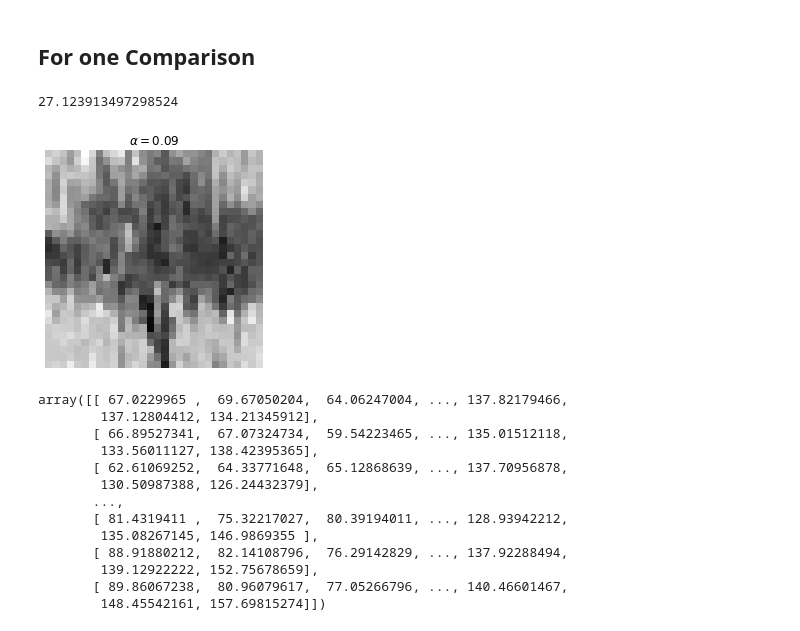
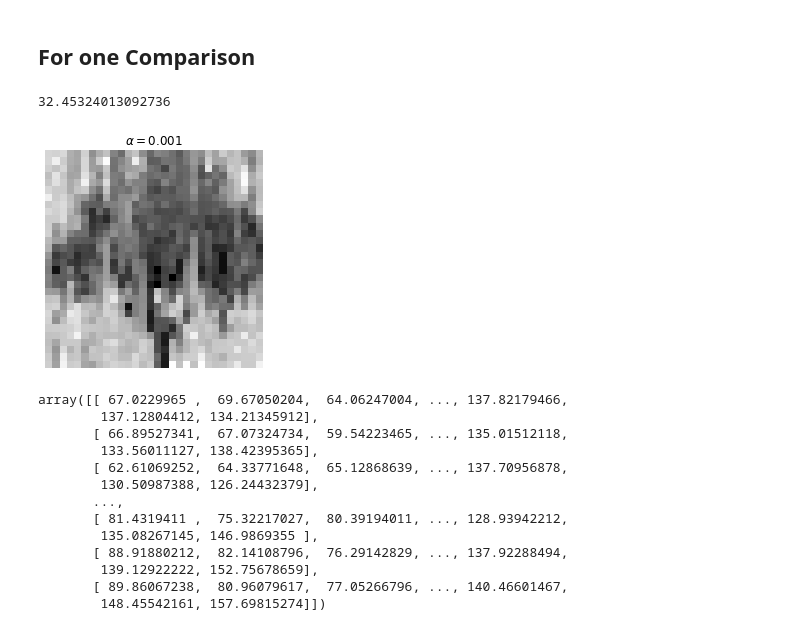
Before and after one commit to qkstngus000/Visual-Compressive-Sensing, a Jupyter notebook: classical_reconst.ipynb, the cells around one changed output. Drawn from its saved outputs; the diff is of its cells as text; code cells hidden in the pictures.

```diff
--- a/classical_reconst.ipynb
+++ b/classical_reconst.ipynb
@@ -32,27 +32,27 @@ plt.show()
 # %%
 # Genrate y
 cn, cm = img_arr.shape
 classical_samp = np.floor(cn * cm * 0.5).astype(int)
 rand_index = np.random.randint(0, cn * cm, classical_samp)
 classical_y = img_arr.flatten()[rand_index].reshape(classical_samp, 1)
-alpha = 0.09
+alpha = 0.001
 
 # Generate C matrix
 classical_y = classical_y * np.sqrt(cn * cm)
 C = np.eye(cn * cm)[rand_index, :] * np.sqrt(cn * cm)
 C3D = C.reshape(classical_samp, cn, cm)
 theta, classical_reconst, s = reconstruct(C3D, classical_y, alpha)
 
 error = np.linalg.norm(img_arr - classical_reconst, 'fro') / np.sqrt(cm*cn)
 print(error)
 plt.imshow(classical_reconst, 'gray')
 plt.title("$\\alpha = {alp}$".format(alp = alpha))
 plt.axis('off')
 plt.clim(0, 255)
 plt.show()
 # %% [output]
-27.123913497298524
+32.45324013092736
-[figure, old version]
+[figure, new version]
 # %%
 classical_reconst
 # %% [output]
```
Also changed, not shown: parts of 8 cells of this notebook, 52 other files.
